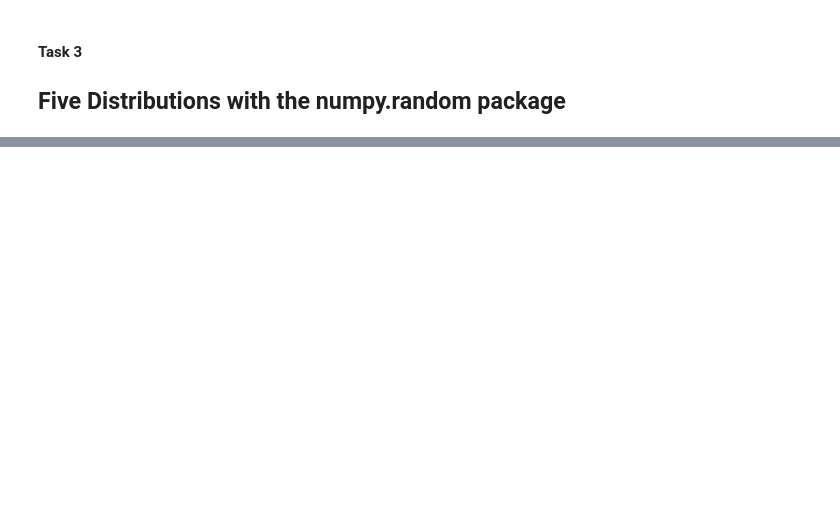
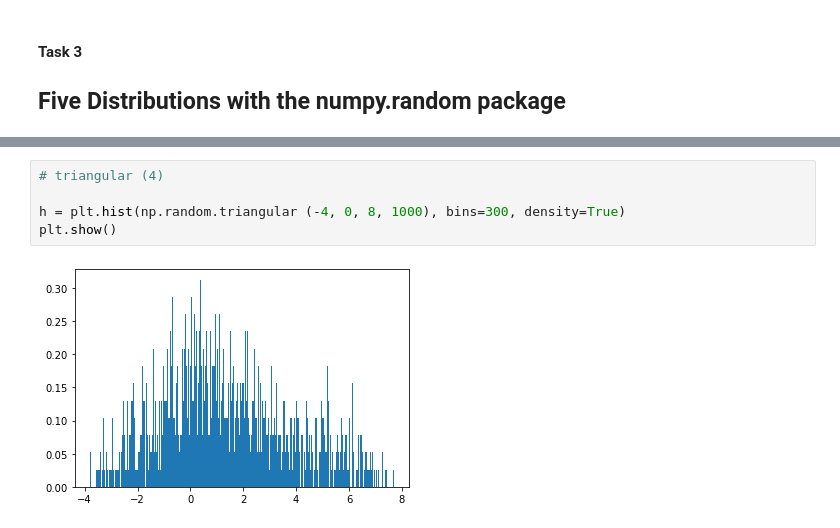
Before and after one commit to EibhinnLee/Programming-for-Data-Analysis---Assignments, a Jupyter notebook: Programming-for-Data-Analysis-Assignments.ipynb, the cells around one changed output, grey strips where cells are left out. Saved outputs shown, nothing was run; the diff lists cells and outputs as text; blank space fills up the shorter version.

```diff
--- a/Programming-for-Data-Analysis-Assignments.ipynb
+++ b/Programming-for-Data-Analysis-Assignments.ipynb
@@ -127,0 +154,7 @@ Five Distributions with the numpy.random package
+# %%
+# triangular (4)
+
+h = plt.hist(np.random.triangular (-4, 0, 8, 1000), bins=300, density=True)
+plt.show()
+# %% [output]
+[figure, added]
```
Also changed, not shown: parts of 16 cells of this notebook.
